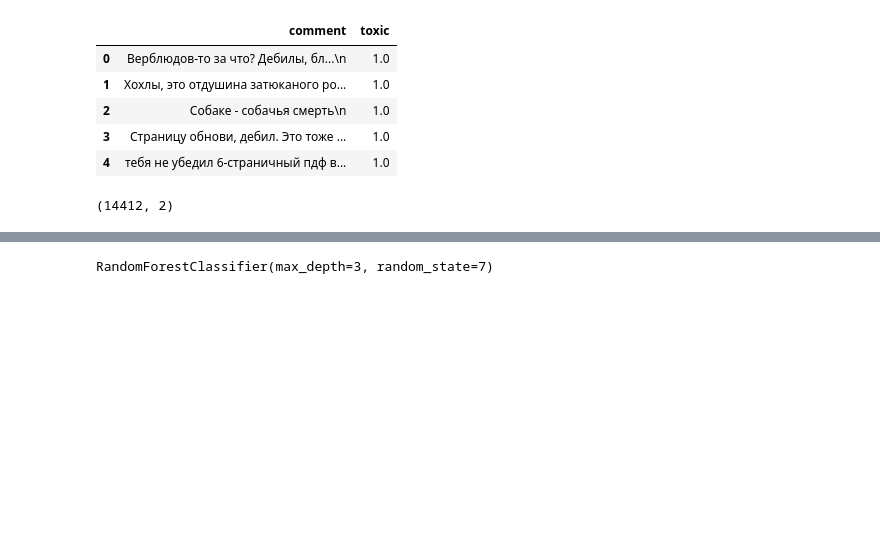
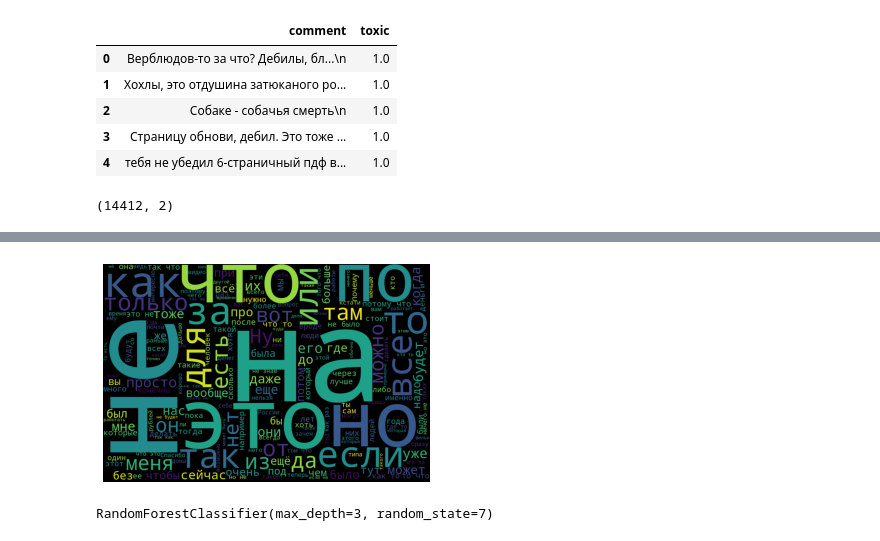
Before and after one commit to SantonioTheFirst/DataAnalysis, a Jupyter notebook: lab3/IDA_lab3.ipynb, the cells around one changed output, grey strips where cells are left out. Saved outputs shown, nothing was run; the diff lists cells and outputs as text; code cells hidden in the pictures; blank space fills up the shorter version.

```diff
--- a/lab3/IDA_lab3.ipynb
+++ b/lab3/IDA_lab3.ipynb
@@ -312,3 +332,7 @@ import string
+# %%
+visualize(0.0)
+# %% [output]
+[figure, added]
 # %%
 stop_words = stopwords.words('russian')
 snowball = SnowballStemmer('russian')
```
Also changed, not shown: parts of 13 cells of this notebook.
